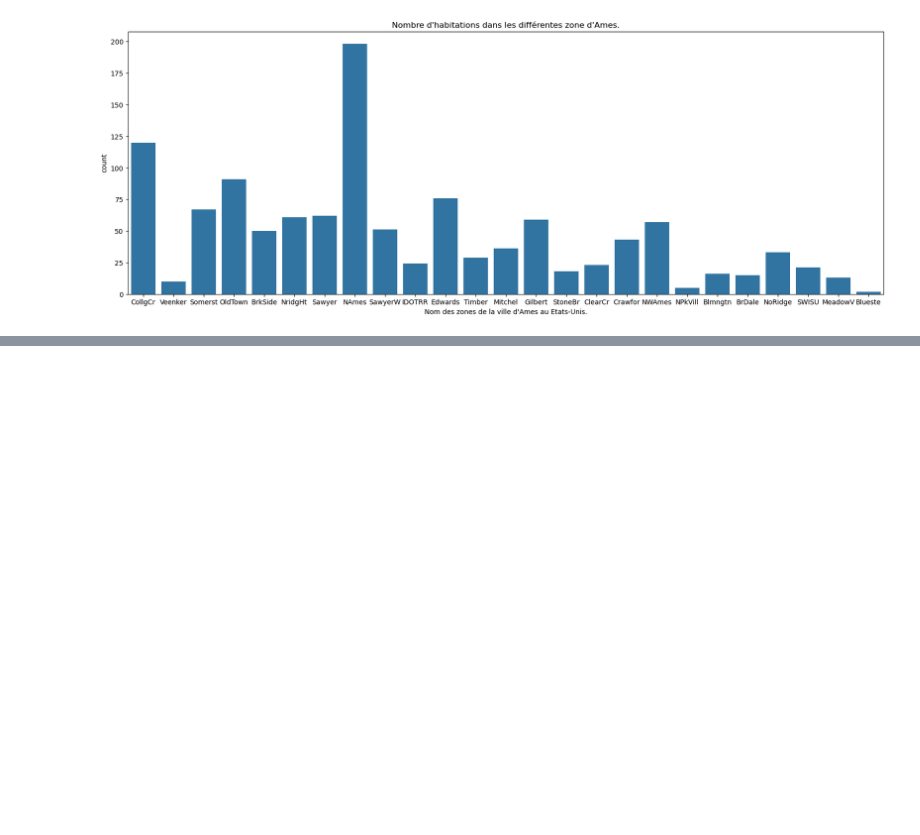
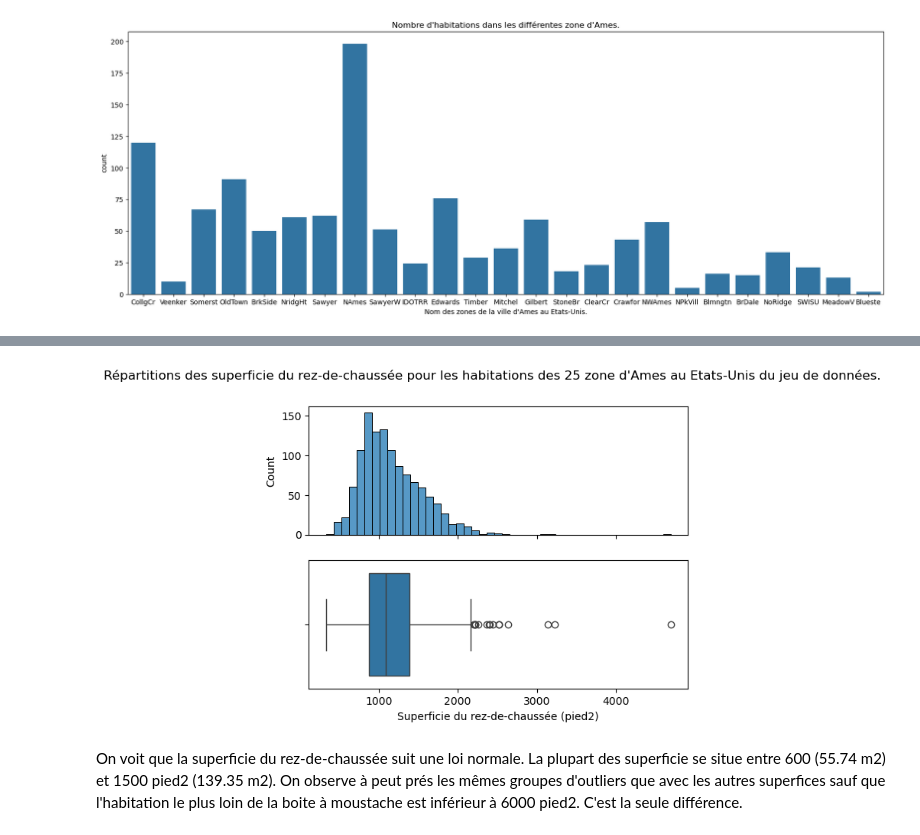
Before and after one commit to fmazur57u/Prediction_prix_immobilier, a Jupyter notebook: projet_prix_immobilier.ipynb, the cells around one changed output, grey strips where cells are left out. Drawn from its saved outputs; the diff is of its cells as text; code cells hidden in the pictures; blank space fills up the shorter version.

```diff
--- a/projet_prix_immobilier.ipynb
+++ b/projet_prix_immobilier.ipynb
@@ -195,0 +272,11 @@
+# %%
+fig, ax = plt.subplots(2, 1, sharex=True)
+plt.suptitle("Répartitions des superficie du rez-de-chaussée pour les habitations des 25 zone d'Ames au Etats-Unis du jeu de données.")
+sns.histplot(data=train_set, x="1stFlrSF", ax=ax[0])
+sns.boxplot(data=train_set, x="1stFlrSF", ax=ax[1])
+plt.xlabel("Superficie du rez-de-chaussée (pied2)")
+plt.show()
+# %% [output]
+[figure, added]
+# %% [markdown]
+On voit que la superficie du rez-de-chaussée suit une loi normale. La plupart des superficie se situe entre 600 (55.74 m2) et 1500 pied2 (139.35 m2). On observe à peut prés les mêmes groupes d'outliers que avec les autres superfices sauf que l'habitation le plus loin de la boite à moustache est inférieur à 6000 pied2. C'est la seule différence.
```
Also changed, not shown: parts of 12 cells of this notebook.
